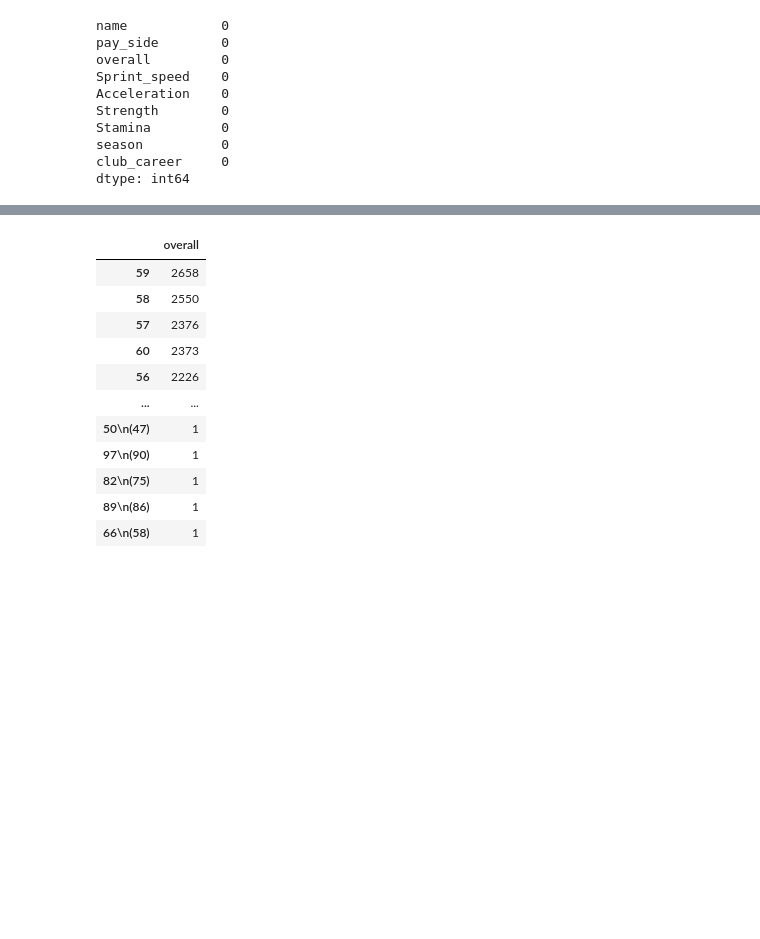
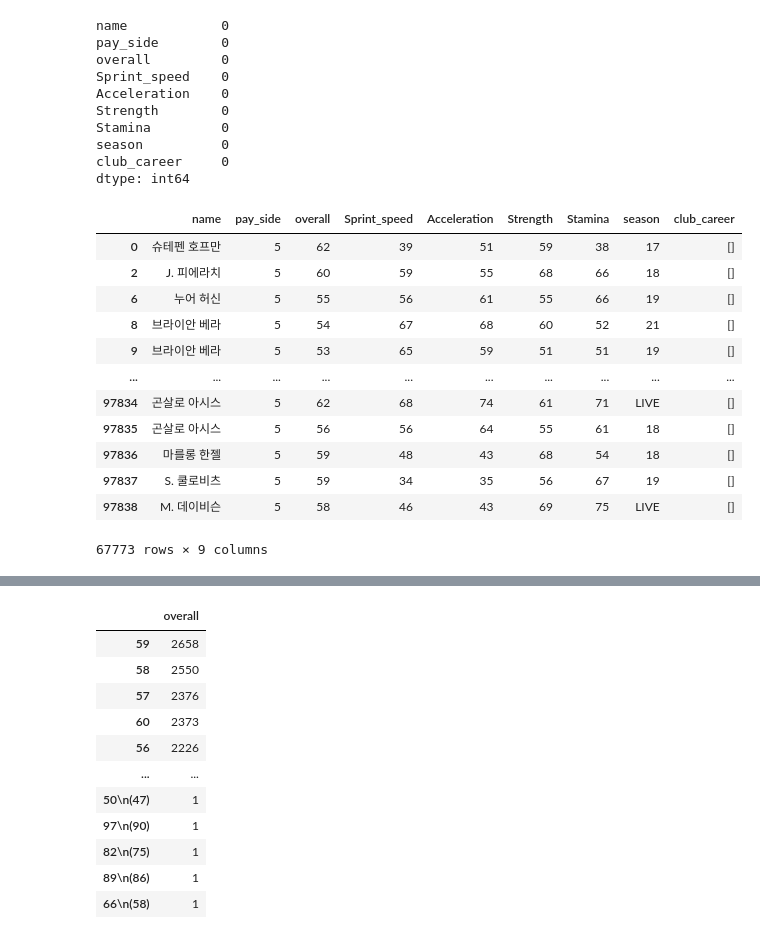
Before and after one commit to yhongju/FIFA-Online-4, a Jupyter notebook: crawling/crawling_player_info_plus.ipynb, the cells around one changed output, grey strips where cells are left out. Drawn from its saved outputs; the diff is of its cells as text; code cells hidden in the pictures; blank space fills up the shorter version.

```diff
--- a/crawling/crawling_player_info_plus.ipynb
+++ b/crawling/crawling_player_info_plus.ipynb
@@ -451,3 +443,30 @@ Stamina         0
 season          0
 club_career     0
 dtype: int64
+# %%
+# 중복값 처리
+data.drop_duplicates(subset = ['name',
+                               'pay_side',
+                               'overall',
+                               'Sprint_speed',
+                               'Acceleration',
+                               'Strength',
+                               'Stamina',
+                               'season',
+                               'club_career'], keep = 'last', inplace = True)
+# club_career는 '동명이인 3차 업데이트' 버전과 '동명이인 1차 업데이트' 버전이 헷갈릴 수 있으므로 추후에 또 중복값 제거 필요!
+data
+# %% [output]
+|  | name | pay_side | overall | Sprint_speed | Acceleration | Strength | Stamina | season | club_career |
+| 0 | 슈테펜 호프만 | 5 | 62 | 39 | 51 | 59 | 38 | 17 | [] |
+| 2 | J. 피에라치 | 5 | 60 | 59 | 55 | 68 | 66 | 18 | [] |
+| 6 | 누어 허신 | 5 | 55 | 56 | 61 | 55 | 66 | 19 | [] |
+| 8 | 브라이안 베라 | 5 | 54 | 67 | 68 | 60 | 52 | 21 | [] |
+| 9 | 브라이안 베라 | 5 | 53 | 65 | 59 | 51 | 51 | 19 | [] |
+| ... | ... | ... | ... | ... | ... | ... | ... | ... | ... |
+| 97834 | 곤살로 아시스 | 5 | 62 | 68 | 74 | 61 | 71 | LIVE | [] |
+| 97835 | 곤살로 아시스 | 5 | 56 | 56 | 64 | 55 | 61 | 18 | [] |
+| 97836 | 마를롱 한젤 | 5 | 59 | 48 | 43 | 68 | 54 | 18 | [] |
+| 97837 | S. 쿨로비츠 | 5 | 59 | 34 | 35 | 56 | 67 | 19 | [] |
+| 97838 | M. 데이비슨 | 5 | 58 | 46 | 43 | 69 | 75 | LIVE | [] |
+67773 rows × 9 columns
```
Also changed, not shown: parts of 27 cells of this notebook.
